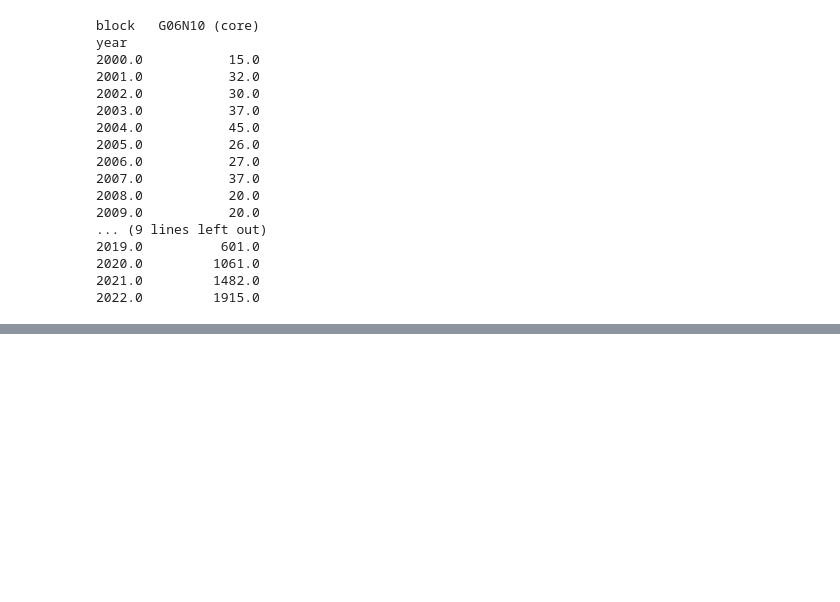
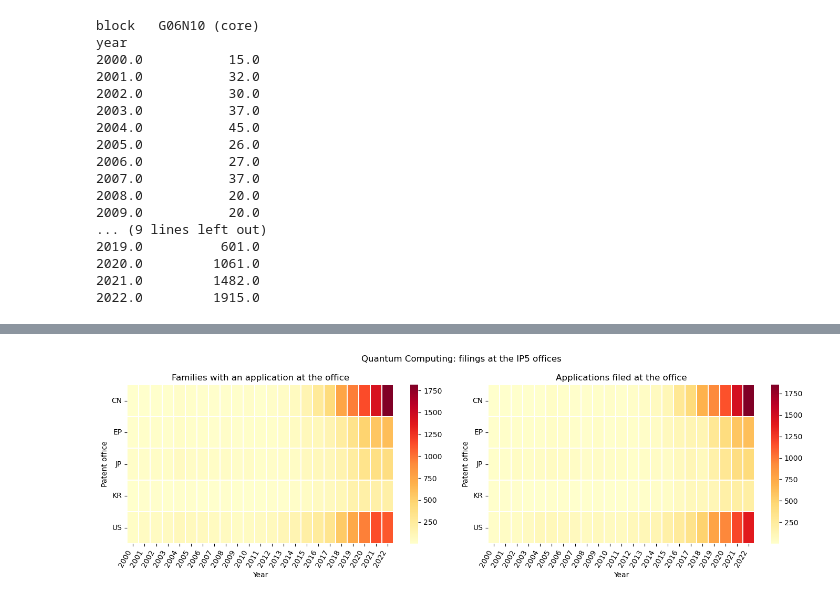
Before and after one commit to letiBri/PW---Quantum-Computing, a Jupyter notebook: notebooks/STEP1_general_description.ipynb, the cells around one changed output, grey strips where cells are left out. Saved outputs shown, nothing was run; the diff lists cells and outputs as text; code cells hidden in the pictures; blank space fills up the shorter version.

```diff
--- a/notebooks/STEP1_general_description.ipynb
+++ b/notebooks/STEP1_general_description.ipynb
@@ -887,0 +1088,49 @@ year
+# %%
+""" TODO: heatmap"""
+
+import seaborn as sns
+
+fig, axes = side_by_side(
+    f"{SECTOR_NAME}: filings at the IP5 offices",
+    sharex=True
+)
+
+for ax, level in zip(axes, LEVELS):
+    data = offices.query("level == @level and office in @IP5_OFFICES")
+
+    heatmap_data = data.pivot_table(
+        index="office",
+        columns="year",
+        values="n",
+        aggfunc="sum",
+        fill_value=0
+    )
+
+    sns.heatmap(
+        heatmap_data,
+        ax=ax,
+        cmap="YlOrRd",
+        cbar=True,
+        linewidths=0.2,
+        linecolor="white"
+    )
+
+    title = (
+        "Families with an application at the office"
+        if level == "family"
+        else "Applications filed at the office"
+    )
+
+    ax.set(
+        title=title,
+        xlabel="Year",
+        ylabel="Patent office"
+    )
+
+    plt.setp(ax.get_xticklabels(), rotation=60, ha="right")
+    plt.setp(ax.get_yticklabels(), rotation=0, ha="right")
+
+plt.tight_layout()
+plt.show()
+# %% [output]
+[figure, added]
```
Also changed, not shown: parts of 20 cells of this notebook, 33 other files.
